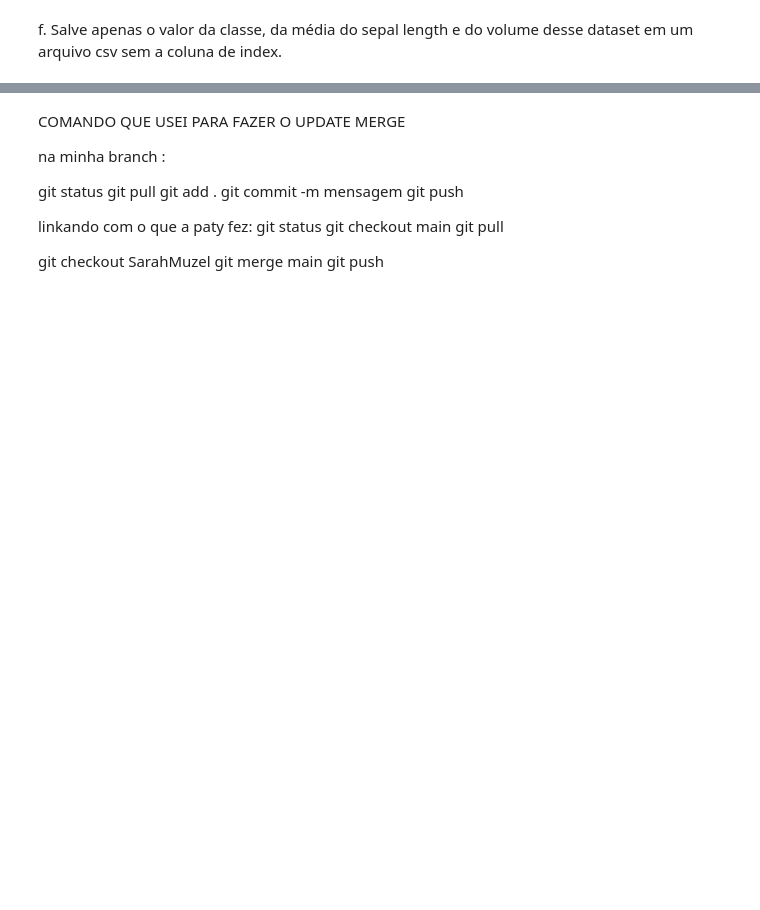
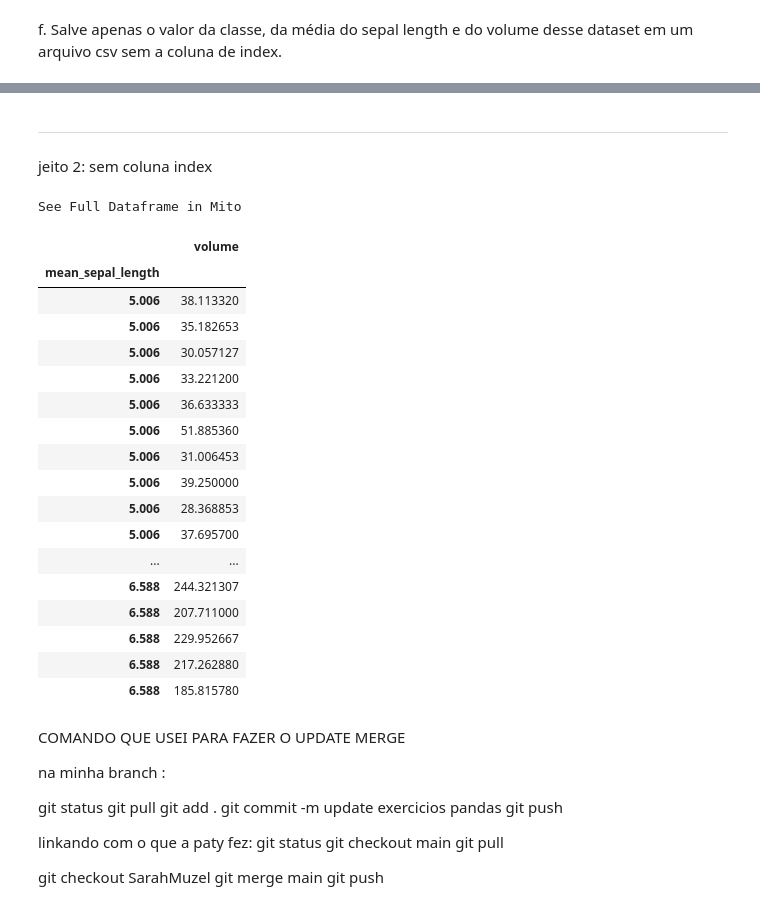
Before and after one commit to patriciacatandi/Lets_Code_Alunos, a Jupyter notebook: 02_Ferramentas_Programação/03_Pandas/Aula_3_-_Introdução.ipynb, the cells around one changed output, grey strips where cells are left out. Cells and saved outputs as stored; diff of their text form; code cells hidden in the pictures; blank space fills up the shorter version.

Commit message:
up exercicios pandas

```diff
--- a/02_Ferramentas_Programação/03_Pandas/Aula_3_-_Introdução.ipynb
+++ b/02_Ferramentas_Programação/03_Pandas/Aula_3_-_Introdução.ipynb
@@ -1109,3 +1213,30 @@ f. Salve apenas o valor da classe, da média do sepal length e do volume desse d
+# %% [markdown]
+-----
+jeito 2: sem coluna index
+# %%
+tabSemIndex = novosDados.set_index('mean_sepal_length')
+# %%
+tabSemIndex
+# %% [output]
+See Full Dataframe in Mito
+|  | volume |
+| mean_sepal_length |  |
+| 5.006 | 38.113320 |
+| 5.006 | 35.182653 |
+| 5.006 | 30.057127 |
+| 5.006 | 33.221200 |
+| 5.006 | 36.633333 |
+| 5.006 | 51.885360 |
+| 5.006 | 31.006453 |
+| 5.006 | 39.250000 |
+| 5.006 | 28.368853 |
+| 5.006 | 37.695700 |
+| ... | ... |
+| 6.588 | 244.321307 |
+| 6.588 | 207.711000 |
+| 6.588 | 229.952667 |
+| 6.588 | 217.262880 |
+| 6.588 | 185.815780 |
 # %% [markdown]
 COMANDO QUE USEI PARA FAZER O UPDATE MERGE
 
@@ -1115,7 +1246,7 @@ na minha branch :
 git status
 git pull
 git add .
-git commit -m mensagem
+git commit -m update exercicios pandas
 git push
 
 
```
Also changed, not shown: parts of 20 cells of this notebook.
